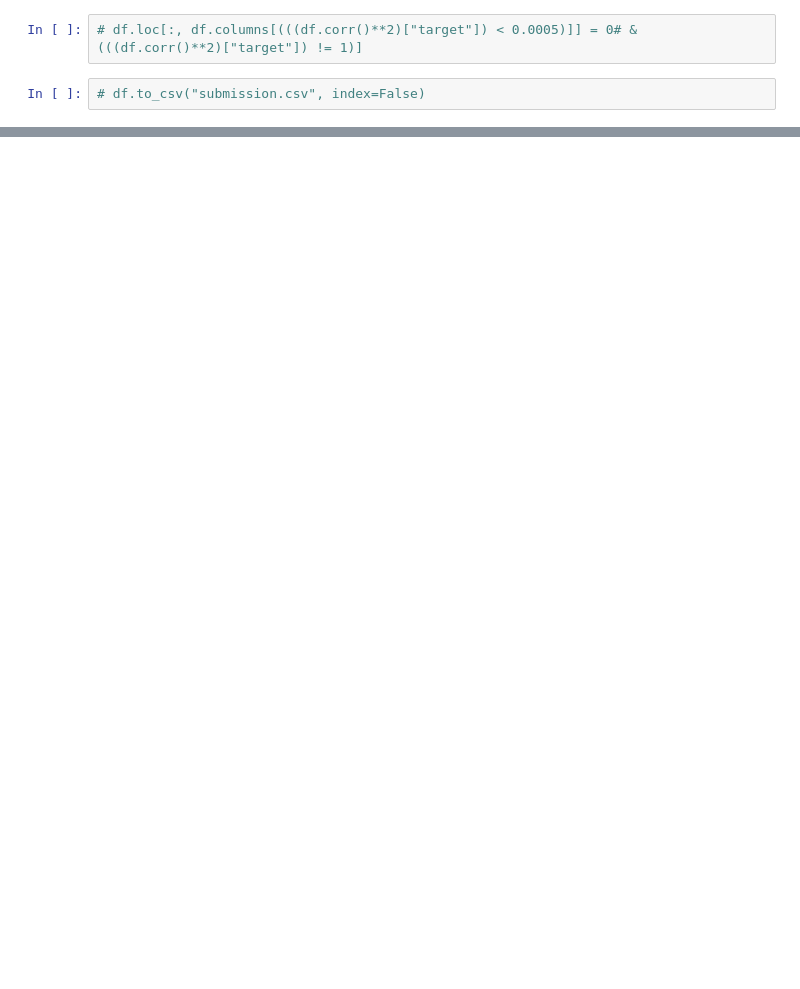
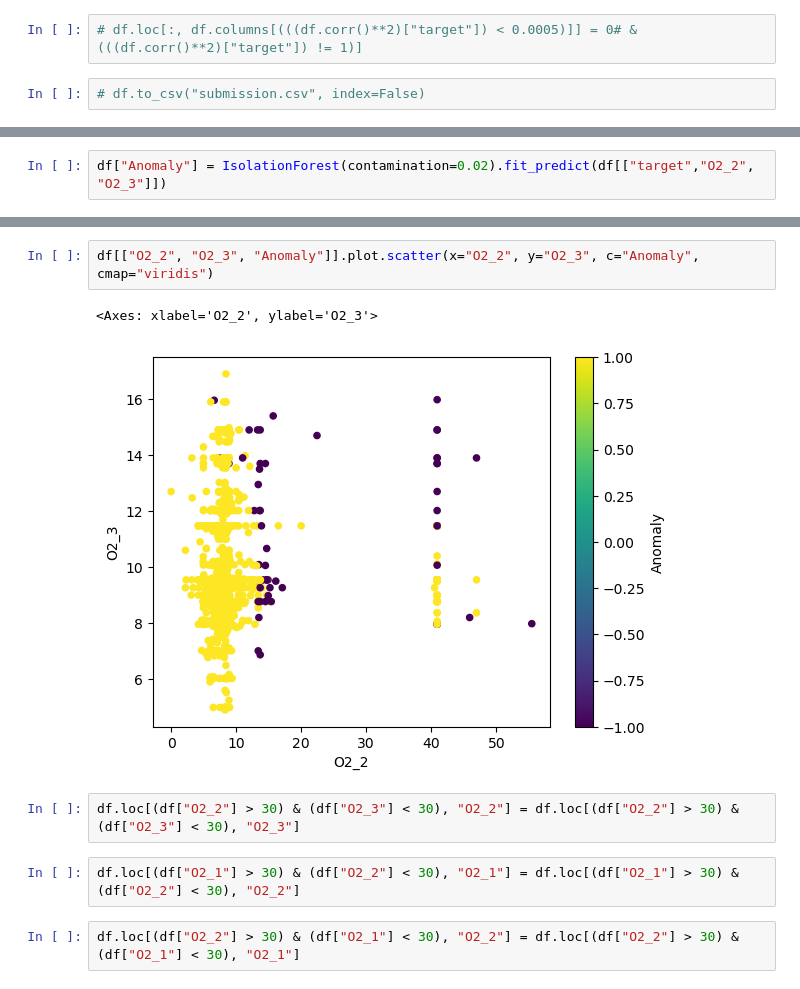
Before and after one commit to LazyDart/KaggleS3E21, a Jupyter notebook: data_creation.ipynb, the cells around one changed output, grey strips where cells are left out. Saved outputs shown, nothing was run; the diff lists cells and outputs as text; blank space fills up the shorter version.

```diff
--- a/data_creation.ipynb
+++ b/data_creation.ipynb
@@ -37,0 +101,2 @@ df["O2_1"].sort_values().reset_index(drop=True).plot()
+# %%
+df["Anomaly"] = IsolationForest(contamination=0.02).fit_predict(df[["target","O2_2", "O2_3"]])
@@ -38 +140,12 @@ df["O2_1"].sort_values().reset_index(drop=True).plot()
+# %%
+df[["O2_2", "O2_3", "Anomaly"]].plot.scatter(x="O2_2", y="O2_3", c="Anomaly", cmap="viridis")
+# %% [output]
+<Axes: xlabel='O2_2', ylabel='O2_3'>
+[figure, added]
+# %%
+df.loc[(df["O2_2"] > 30) & (df["O2_3"] < 30), "O2_2"] = df.loc[(df["O2_2"] > 30) & (df["O2_3"] < 30), "O2_3"]
+# %%
+df.loc[(df["O2_1"] > 30) & (df["O2_2"] < 30), "O2_1"] = df.loc[(df["O2_1"] > 30) & (df["O2_2"] < 30), "O2_2"]
+# %%
+df.loc[(df["O2_2"] > 30) & (df["O2_1"] < 30), "O2_2"] = df.loc[(df["O2_2"] > 30) & (df["O2_1"] < 30), "O2_1"]
 # %%
```
Also changed, not shown: parts of 19 cells of this notebook.
